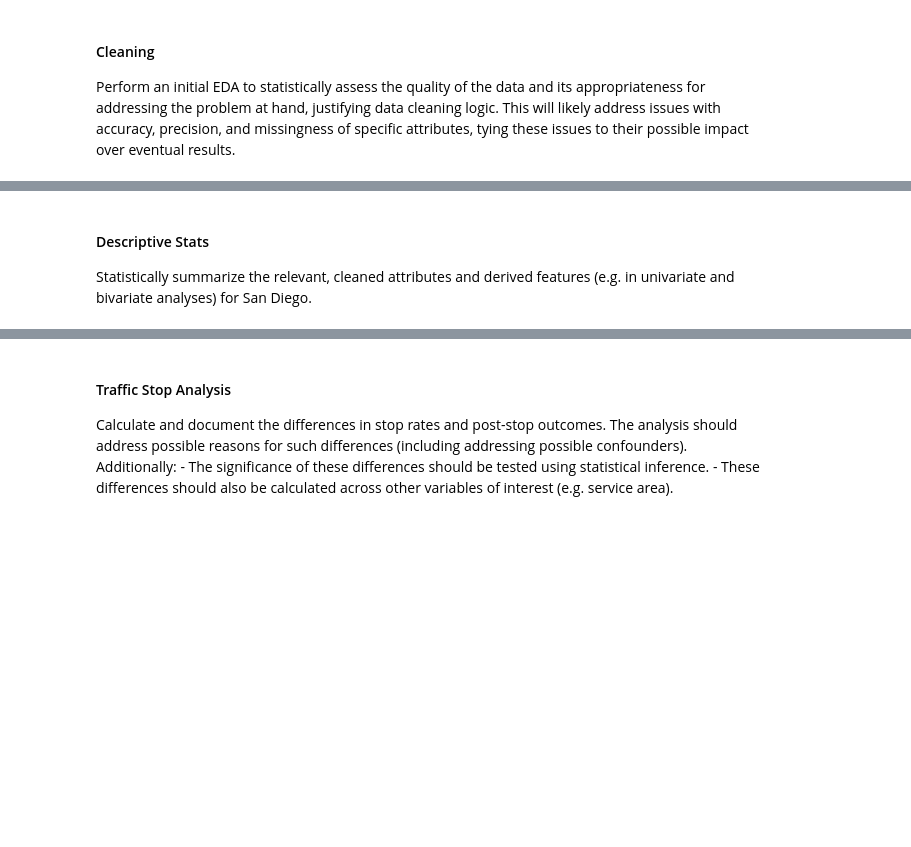
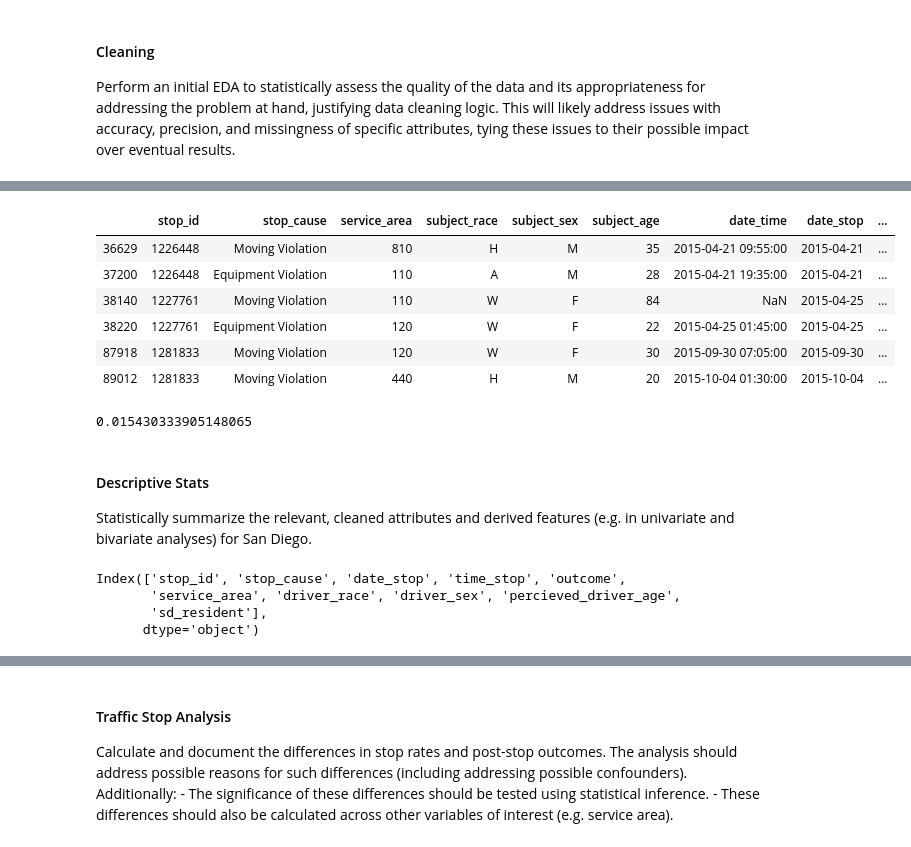
Before and after one commit to StephanieMoore14/DSC180A_Assignment2, a Jupyter notebook: assignment-2.ipynb, the cells around one changed output, grey strips where cells are left out. Saved outputs shown, nothing was run; the diff lists cells and outputs as text; code cells hidden in the pictures; blank space fills up the shorter version.

```diff
--- a/assignment-2.ipynb
+++ b/assignment-2.ipynb
@@ -44,7 +45,7 @@ def get_table(yr):
 
     else: # post- 2018
         # cols we care about
-        cols_2018 = ['stop_id', 'date_stop', 'time_stop', 'stopduration',
+        cols_2018 = ['stop_id', 'pid', 'date_stop', 'time_stop', 'stopduration',
                  'officer_assignment_key', 'exp_years', 'beat',
                  'perceived_age', 'gend']
 
@@ -315,3 +345,6 @@ KeyboardInterrupt:
 # %% [markdown]
 #### Cleaning
 Perform an initial EDA to statistically assess the quality of the data and its appropriateness for addressing the problem at hand, justifying data cleaning logic. This will likely address issues with accuracy, precision, and missingness of specific attributes, tying these issues to their possible impact over eventual results.
+# %%
+raw_2015 = get_table(2015)
+raw_2015.head()
@@ -318,3 +490,19 @@ Perform an initial EDA to statistically assess the quality of the data and its a
+# %%
+# cant drop duplicate stop_ids
+raw_2015[(raw_2015['stop_id'] == 1281833) | (raw_2015['stop_id'] == 1226448) | (raw_2015['stop_id'] == 1227761)]
+# %% [output]
+|  | stop_id | stop_cause | service_area | subject_race | subject_sex | subject_age | date_time | date_stop | ... |
+| 36629 | 1226448 | Moving Violation | 810 | H | M | 35 | 2015-04-21 09:55:00 | 2015-04-21 | ... |
+| 37200 | 1226448 | Equipment Violation | 110 | A | M | 28 | 2015-04-21 19:35:00 | 2015-04-21 | ... |
+| 38140 | 1227761 | Moving Violation | 110 | W | F | 84 | NaN | 2015-04-25 | ... |
+| 38220 | 1227761 | Equipment Violation | 120 | W | F | 22 | 2015-04-25 01:45:00 | 2015-04-25 | ... |
+| 87918 | 1281833 | Moving Violation | 120 | W | F | 30 | 2015-09-30 07:05:00 | 2015-09-30 | ... |
+| 89012 | 1281833 | Moving Violation | 440 | H | M | 20 | 2015-10-04 01:30:00 | 2015-10-04 | ... |
+# %%
+# percentage of duplicates
+raw_2015.stop_id.value_counts()[raw_2015.stop_id.value_counts() > 1].shape[0] / raw_2015.shape[0]
+# %% [output]
+0.015430333905148065
 # %% [markdown]
 #### Descriptive Stats
 Statistically summarize the relevant, cleaned attributes and derived features (e.g. in univariate and bivariate analyses) for San Diego.
@@ -320,0 +511,7 @@ Statistically summarize the relevant, cleaned attributes and derived features (e
+# %%
+pre.columns
+# %% [output]
+Index(['stop_id', 'stop_cause', 'date_stop', 'time_stop', 'outcome',
+       'service_area', 'driver_race', 'driver_sex', 'percieved_driver_age',
+       'sd_resident'],
+      dtype='object')
```
Also changed, not shown: parts of 59 cells of this notebook, 1 other file.
